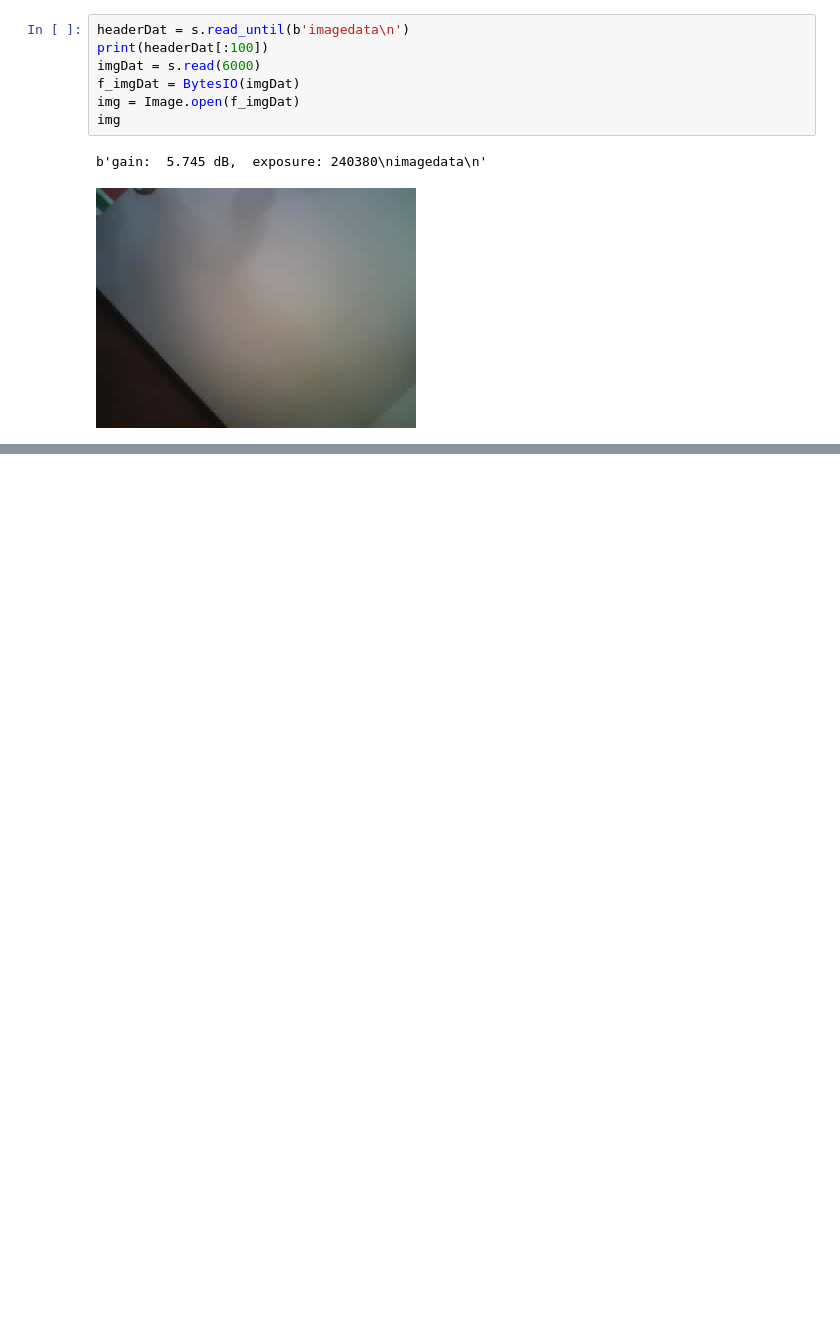
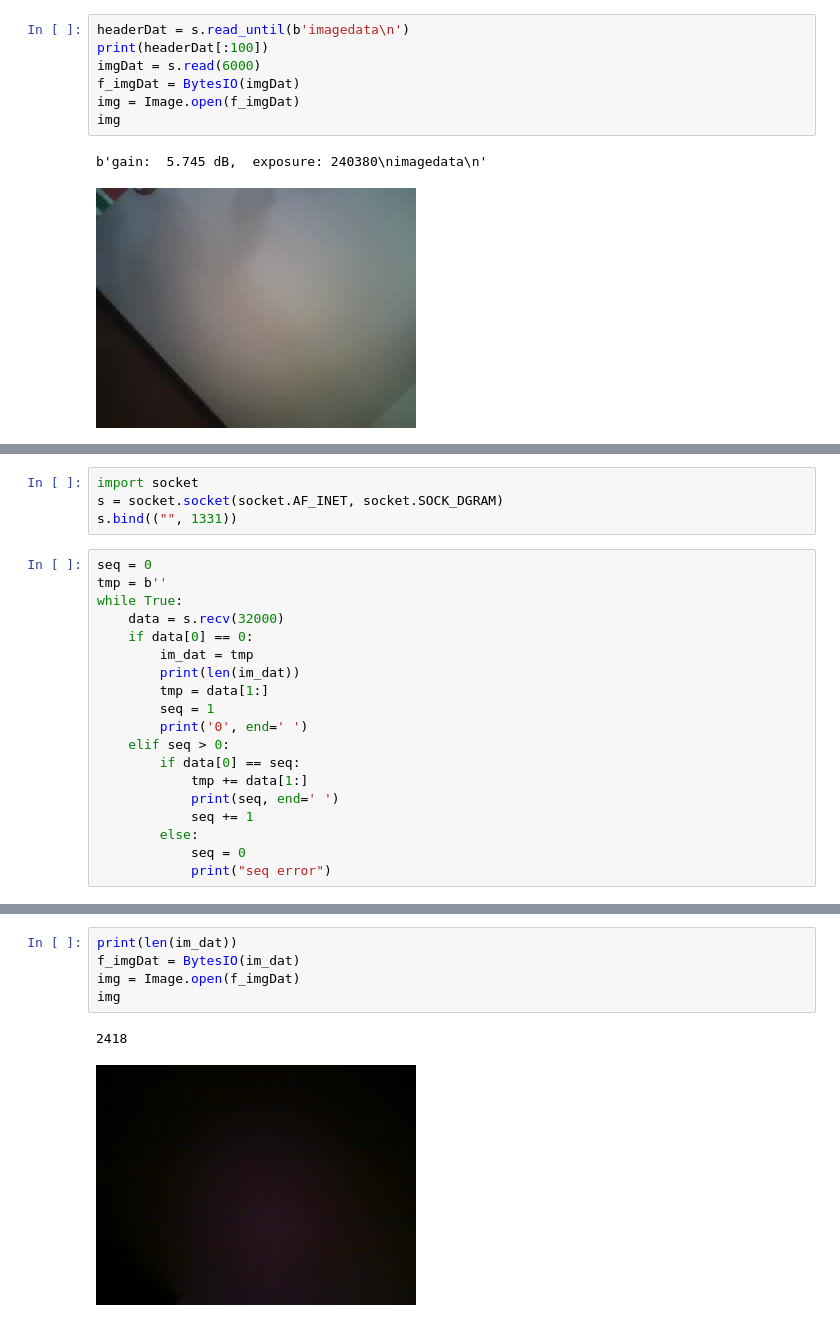
Before and after one commit to michael-betz/k210_playground, a Jupyter notebook: cam_rx.ipynb, the cells around one changed output, grey strips where cells are left out. Drawn from its saved outputs; the diff is of its cells as text; blank space fills up the shorter version.

```diff
--- a/cam_rx.ipynb
+++ b/cam_rx.ipynb
@@ -91,0 +80,23 @@ TypeError: an integer is required (got type NoneType)
+# %%
+import socket
+s = socket.socket(socket.AF_INET, socket.SOCK_DGRAM)
+s.bind(("", 1331))
+# %%
+seq = 0
+tmp = b''
+while True:
+    data = s.recv(32000)
+    if data[0] == 0:
+        im_dat = tmp
+        print(len(im_dat))
+        tmp = data[1:]
+        seq = 1
+        print('0', end=' ')
+    elif seq > 0:
+        if data[0] == seq:
+            tmp += data[1:]
+            print(seq, end=' ')
+            seq += 1
+        else:
+            seq = 0
+            print("seq error")
@@ -91,0 +129,8 @@ TypeError: an integer is required (got type NoneType)
+# %%
+print(len(im_dat))
+f_imgDat = BytesIO(im_dat)
+img = Image.open(f_imgDat)
+img
+# %% [output]
+2418
+[figure, added]
```
Also changed, not shown: parts of 8 cells of this notebook, 1 other file.
